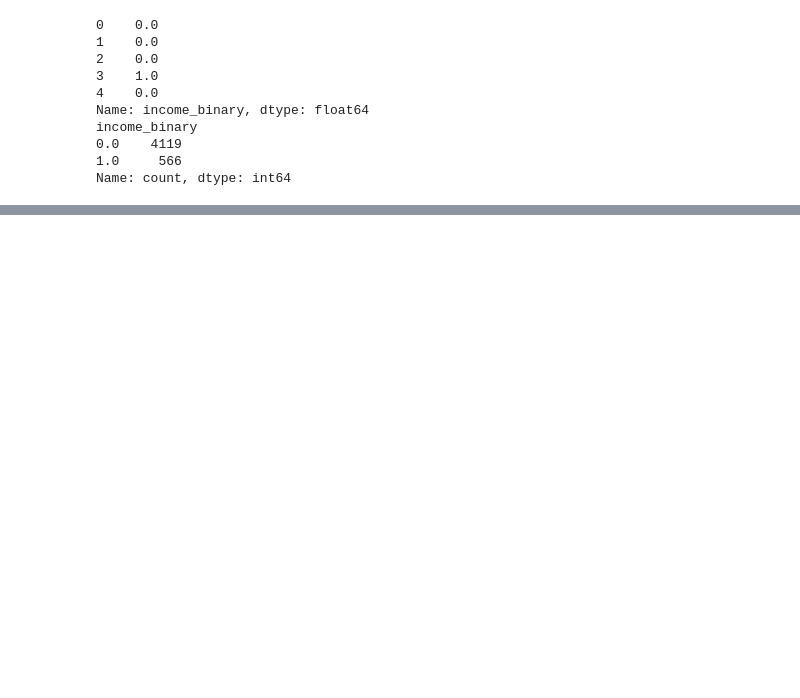
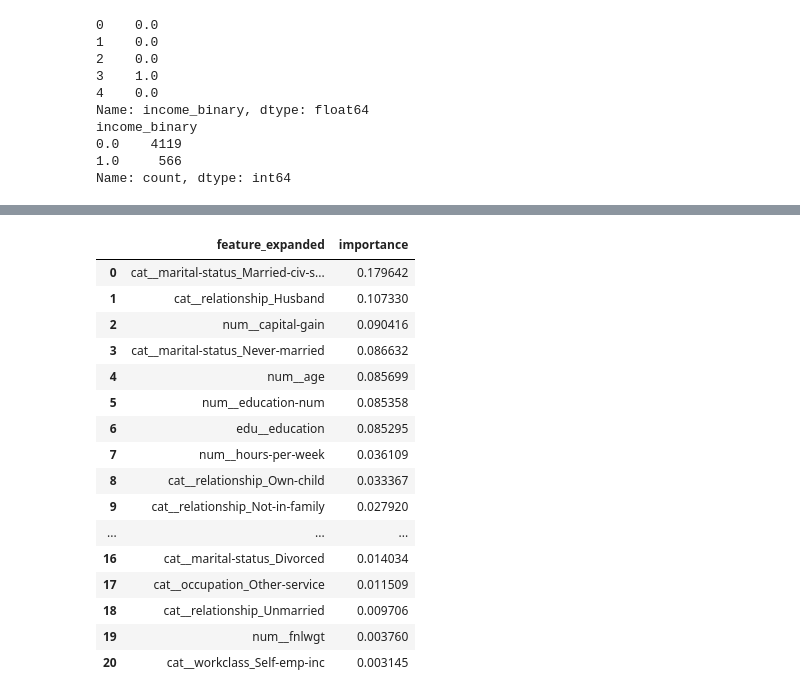
Before and after one commit to Kyle-Briggs8/Research1, a Jupyter notebook: test.ipynb, the cells around one changed output, grey strips where cells are left out. Cells and saved outputs as stored; diff of their text form; code cells hidden in the pictures; blank space fills up the shorter version.

```diff
--- a/test.ipynb
+++ b/test.ipynb
@@ -89,7 +89,7 @@ else:
     y_white = df_white['income_binary'].astype(int)
 
 # drops unwanted columns from X df
-X_white = df_white.drop(columns=['income_binary', 'fnlwgt', 'race'], errors='ignore').copy()
+X_white = df_white.drop(columns=['income_binary', 'race'], errors='ignore').copy()
 
 # Identify numeric vs categorical
 num_cols_white = X_white.select_dtypes(include=['number', 'bool']).columns.tolist()
@@ -433,0 +594,29 @@ evaluate_rf_depths(df_native)
+# %%
+
+imp_df = rf_feature_importance_on_subset(
+    df_white,
+    target_col='income_binary',
+    drop_cols=('race',),
+    max_depth=8,
+    random_state=0,
+    aggregate_ohe=False
+)
+imp_df.head(21)
+# %% [output]
+|  | feature_expanded | importance |
+| 0 | cat__marital-status_Married-civ-s... | 0.179642 |
+| 1 | cat__relationship_Husband | 0.107330 |
+| 2 | num__capital-gain | 0.090416 |
+| 3 | cat__marital-status_Never-married | 0.086632 |
+| 4 | num__age | 0.085699 |
+| 5 | num__education-num | 0.085358 |
+| 6 | edu__education | 0.085295 |
+| 7 | num__hours-per-week | 0.036109 |
+| 8 | cat__relationship_Own-child | 0.033367 |
+| 9 | cat__relationship_Not-in-family | 0.027920 |
+| ... | ... | ... |
+| 16 | cat__marital-status_Divorced | 0.014034 |
+| 17 | cat__occupation_Other-service | 0.011509 |
+| 18 | cat__relationship_Unmarried | 0.009706 |
+| 19 | num__fnlwgt | 0.003760 |
+| 20 | cat__workclass_Self-emp-inc | 0.003145 |
```
Also changed, not shown: parts of 12 cells of this notebook, 1 other file.
